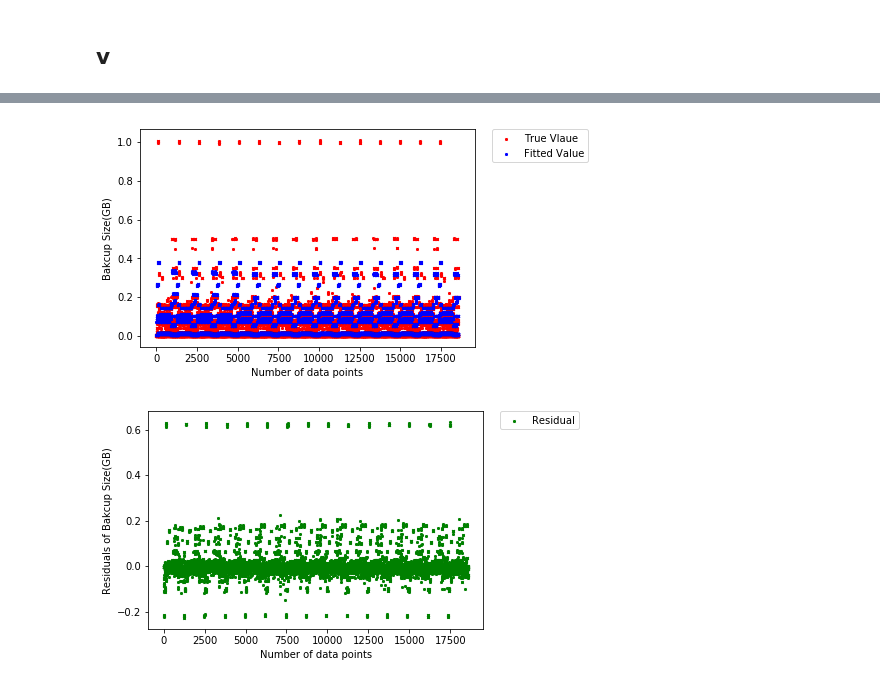
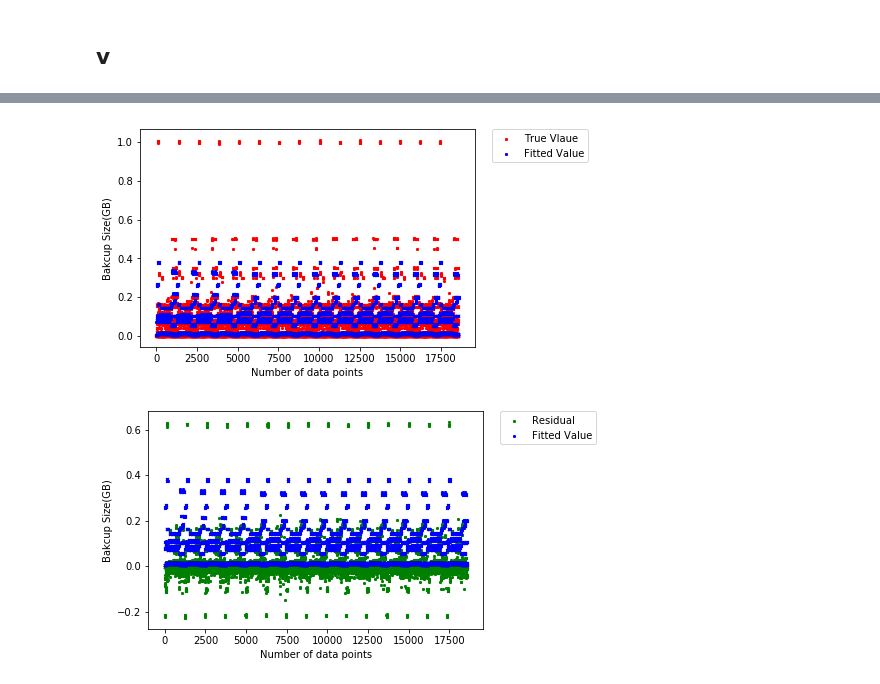
Before and after one commit to zxxia/ECE219-Large-Scale-Data-Mining, a Jupyter notebook: Project4/Problem2b.ipynb, the cells around one changed output, grey strips where cells are left out. Drawn from its saved outputs; the diff is of its cells as text; code cells hidden in the pictures.

Commit message:
Fixed a bug in newly added figures

```diff
--- a/Project4/Problem2b.ipynb
+++ b/Project4/Problem2b.ipynb
@@ -337,26 +337,27 @@ graphviz.Source(dot_graph)
 # %%
 # Construct random forest regressor
 regr = RandomForestRegressor(n_estimators=13,
                              max_features=3,
                              max_depth=4,
                              bootstrap=True,
                              oob_score=True,
                              random_state=0)
 regr.fit(features, labels)
 labels_pred = regr.predict(features)
 plt.scatter(range(len(labels)), labels, marker='x', c='r', s=5, linewidths=1.0, label='True Vlaue')
 plt.scatter(range(len(labels_pred)), labels_pred, marker='x', c='b', s=5, linewidths=1.0, label='Fitted Value')
 plt.legend(bbox_to_anchor=(1.05, 1), loc=2, borderaxespad=0.)
 plt.xlabel('Number of data points')
 plt.ylabel('Bakcup Size(GB)')
 plt.show()
 
 residuals = labels - labels_pred
 plt.scatter(range(len(residuals)), residuals, marker='x', c='g', s=5, linewidths=1.0, label='Residual')
+plt.scatter(range(len(labels_pred)), labels_pred, marker='x', c='b', s=5, linewidths=1.0, label='Fitted Value')
 plt.legend(bbox_to_anchor=(1.05, 1), loc=2, borderaxespad=0.)
 plt.xlabel('Number of data points')
-plt.ylabel('Residuals of Bakcup Size(GB)')
+plt.ylabel('Bakcup Size(GB)')
 plt.show()
 # %% [output]
 [figure]
-[figure, old version]
+[figure, new version]
```
